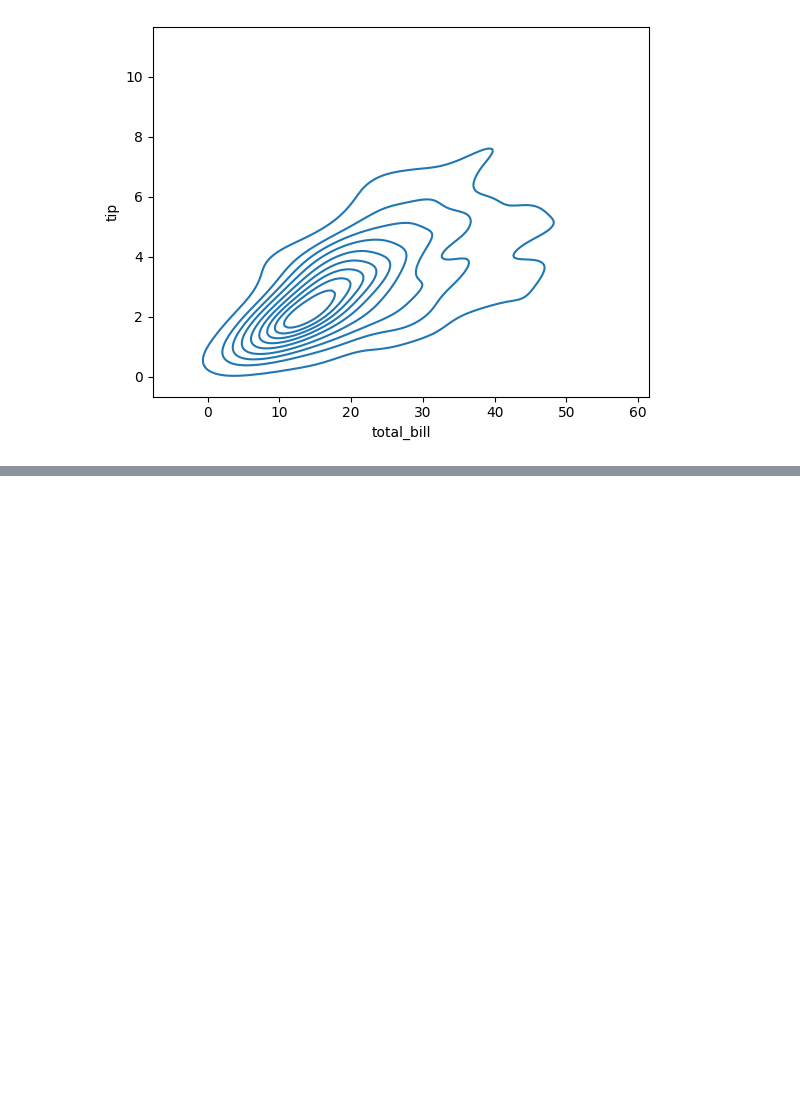
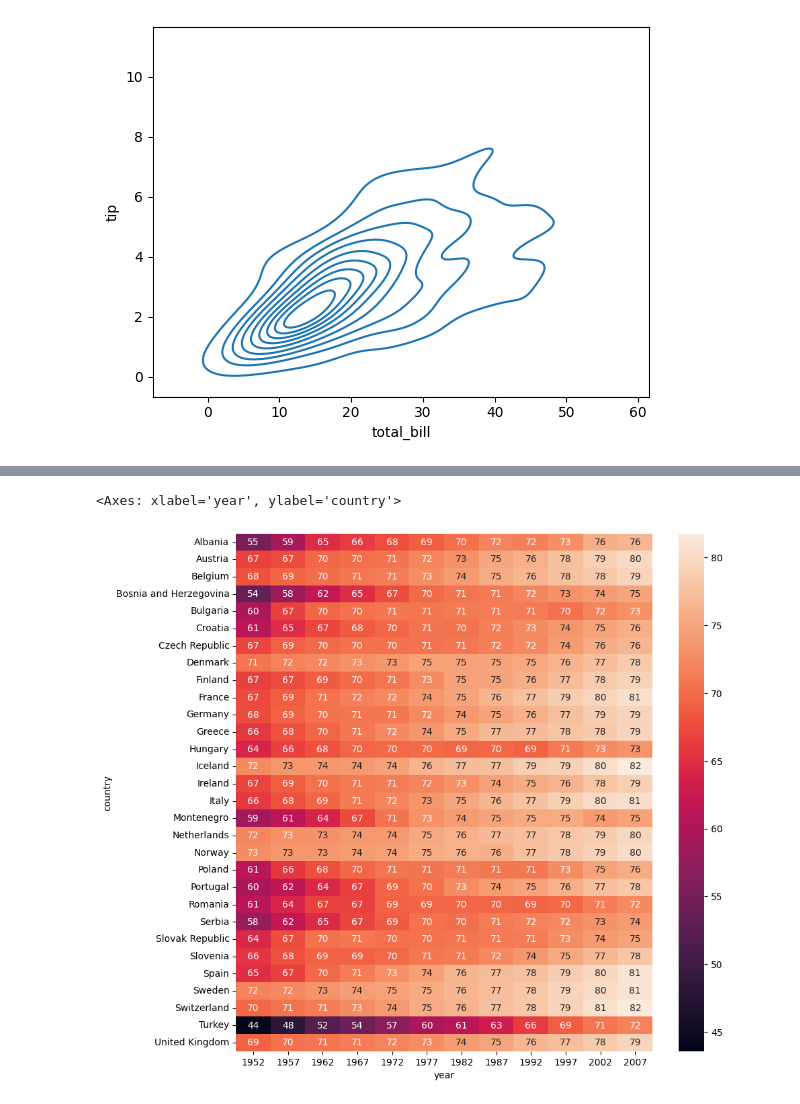
Before and after one commit to Gaurabh007/Python_Programming, a Jupyter notebook: Seaborn/01_Seaborn.ipynb, the cells around one changed output, grey strips where cells are left out. Saved outputs shown, nothing was run; the diff lists cells and outputs as text; code cells hidden in the pictures; blank space fills up the shorter version.

```diff
--- a/Seaborn/01_Seaborn.ipynb
+++ b/Seaborn/01_Seaborn.ipynb
@@ -303,0 +336,8 @@ sns.kdeplot(data=tips, x='total_bill', y='tip')
+# %%
+# annot
+Eup = gap[gap['continent'] == 'Europe'].pivot(index='country',columns='year',values='lifeExp')
+plt.figure(figsize=(10,10))
+sns.heatmap(Eup,annot=True)
+# %% [output]
+<Axes: xlabel='year', ylabel='country'>
+[figure, added]
```
Also changed, not shown: parts of 15 cells of this notebook.
